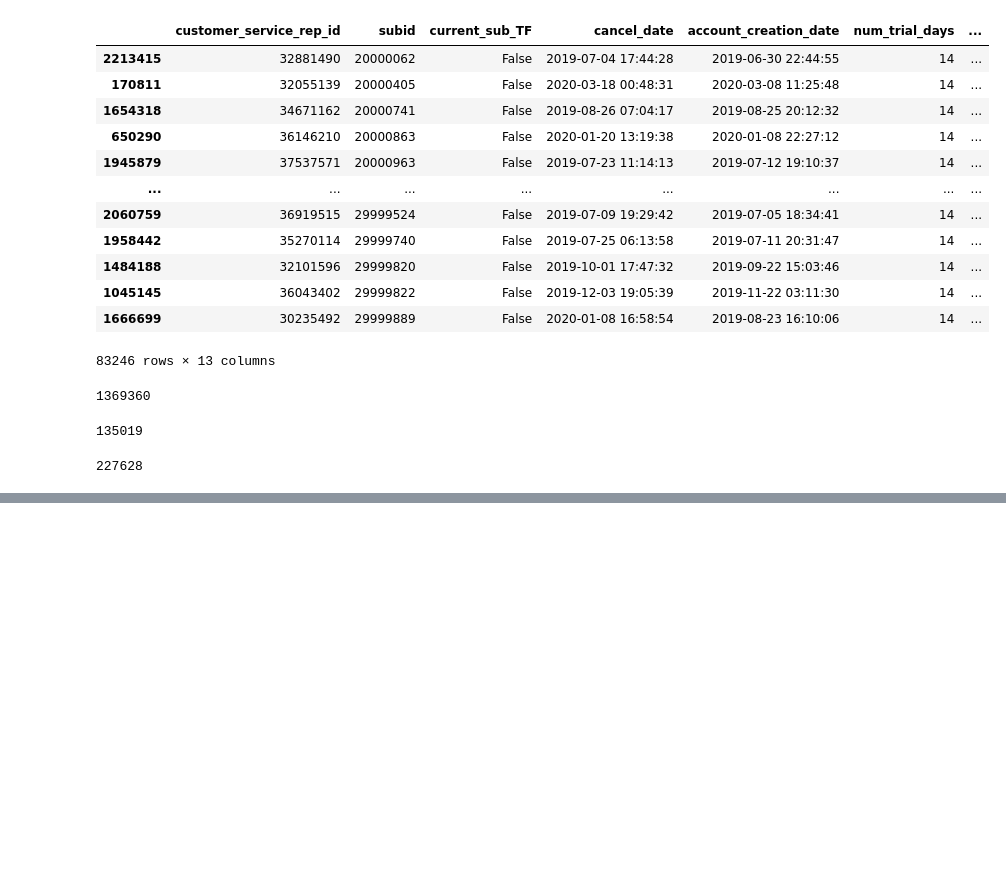
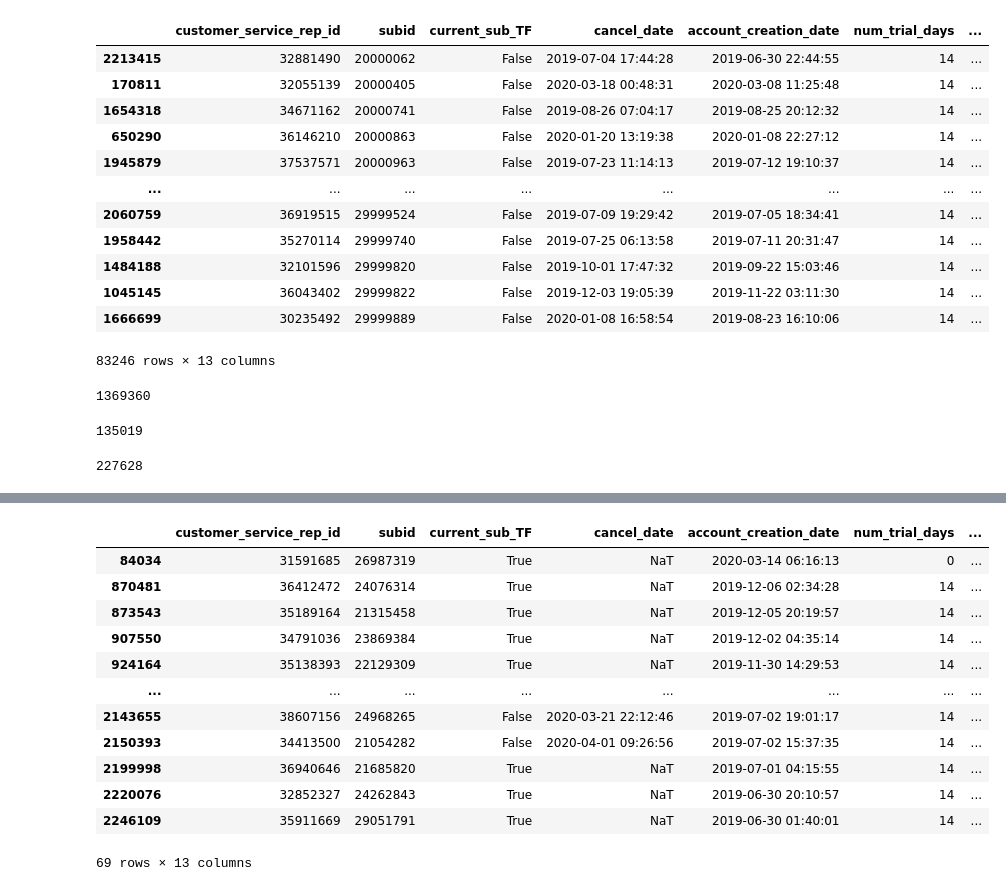
Before and after one commit to Dirodzz/Final_Case, a Jupyter notebook: Marketing_Analytics_Final.ipynb, the cells around one changed output, grey strips where cells are left out. Drawn from its saved outputs; the diff is of its cells as text; code cells hidden in the pictures; blank space fills up the shorter version.

```diff
--- a/Marketing_Analytics_Final.ipynb
+++ b/Marketing_Analytics_Final.ipynb
@@ -225,0 +281,16 @@ df_eng.to_csv('engagement.csv', index = False)
+# %%
+df_cs.loc[(df_cs['subid'].isin(set(df_eng['subid'].tolist()))) & ((df_cs['next_payment'] - df_cs['last_payment']).dt.days <= 110) & (df_cs['payment_period'] != 0)]
+# %% [output]
+|  | customer_service_rep_id | subid | current_sub_TF | cancel_date | account_creation_date | num_trial_days | ... |
+| 84034 | 31591685 | 26987319 | True | NaT | 2020-03-14 06:16:13 | 0 | ... |
+| 870481 | 36412472 | 24076314 | True | NaT | 2019-12-06 02:34:28 | 14 | ... |
+| 873543 | 35189164 | 21315458 | True | NaT | 2019-12-05 20:19:57 | 14 | ... |
+| 907550 | 34791036 | 23869384 | True | NaT | 2019-12-02 04:35:14 | 14 | ... |
+| 924164 | 35138393 | 22129309 | True | NaT | 2019-11-30 14:29:53 | 14 | ... |
+| ... | ... | ... | ... | ... | ... | ... | ... |
+| 2143655 | 38607156 | 24968265 | False | 2020-03-21 22:12:46 | 2019-07-02 19:01:17 | 14 | ... |
+| 2150393 | 34413500 | 21054282 | False | 2020-04-01 09:26:56 | 2019-07-02 15:37:35 | 14 | ... |
+| 2199998 | 36940646 | 21685820 | True | NaT | 2019-07-01 04:15:55 | 14 | ... |
+| 2220076 | 32852327 | 24262843 | True | NaT | 2019-06-30 20:10:57 | 14 | ... |
+| 2246109 | 35911669 | 29051791 | True | NaT | 2019-06-30 01:40:01 | 14 | ... |
+69 rows × 13 columns
```
Also changed, not shown: parts of 19 cells of this notebook, 1 other file.
